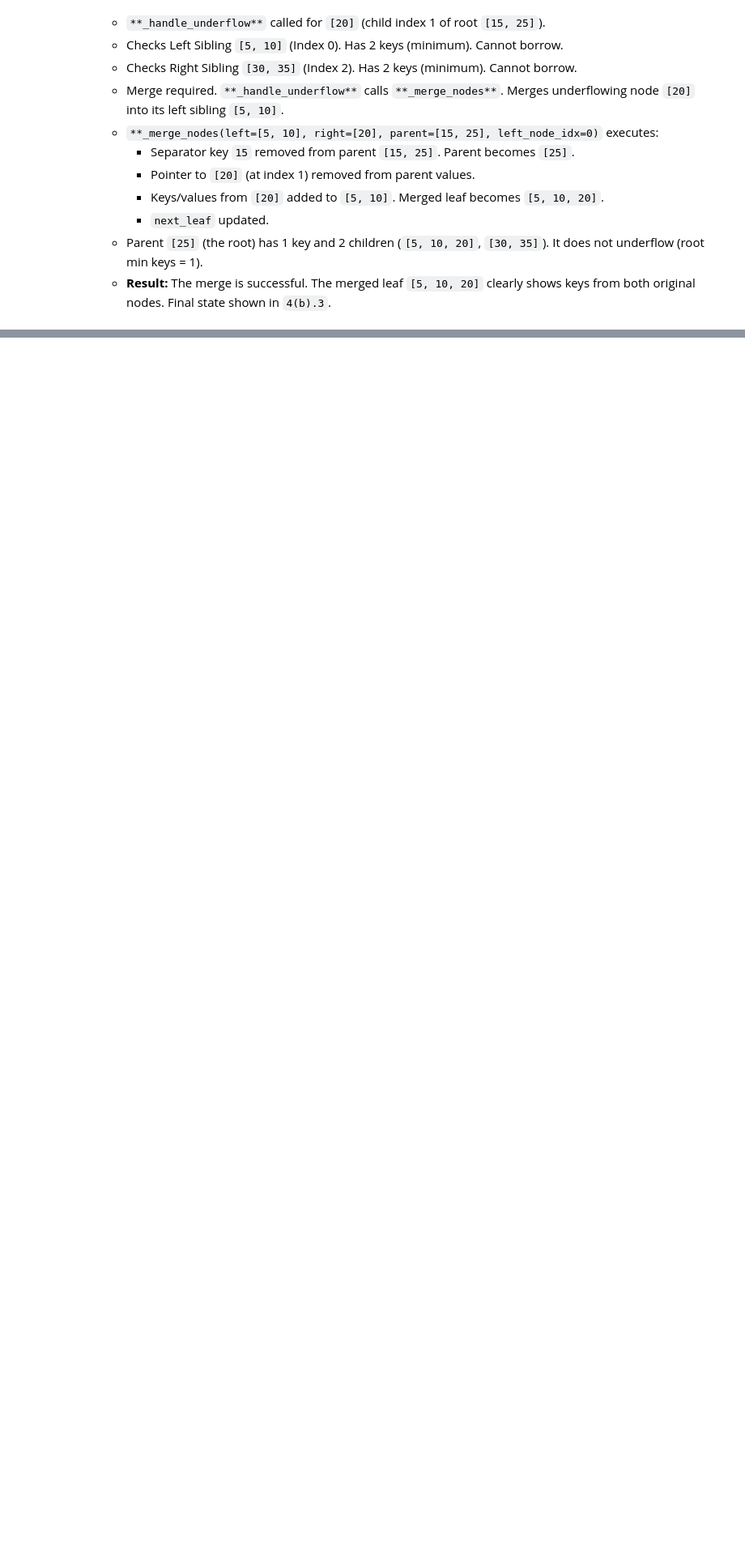
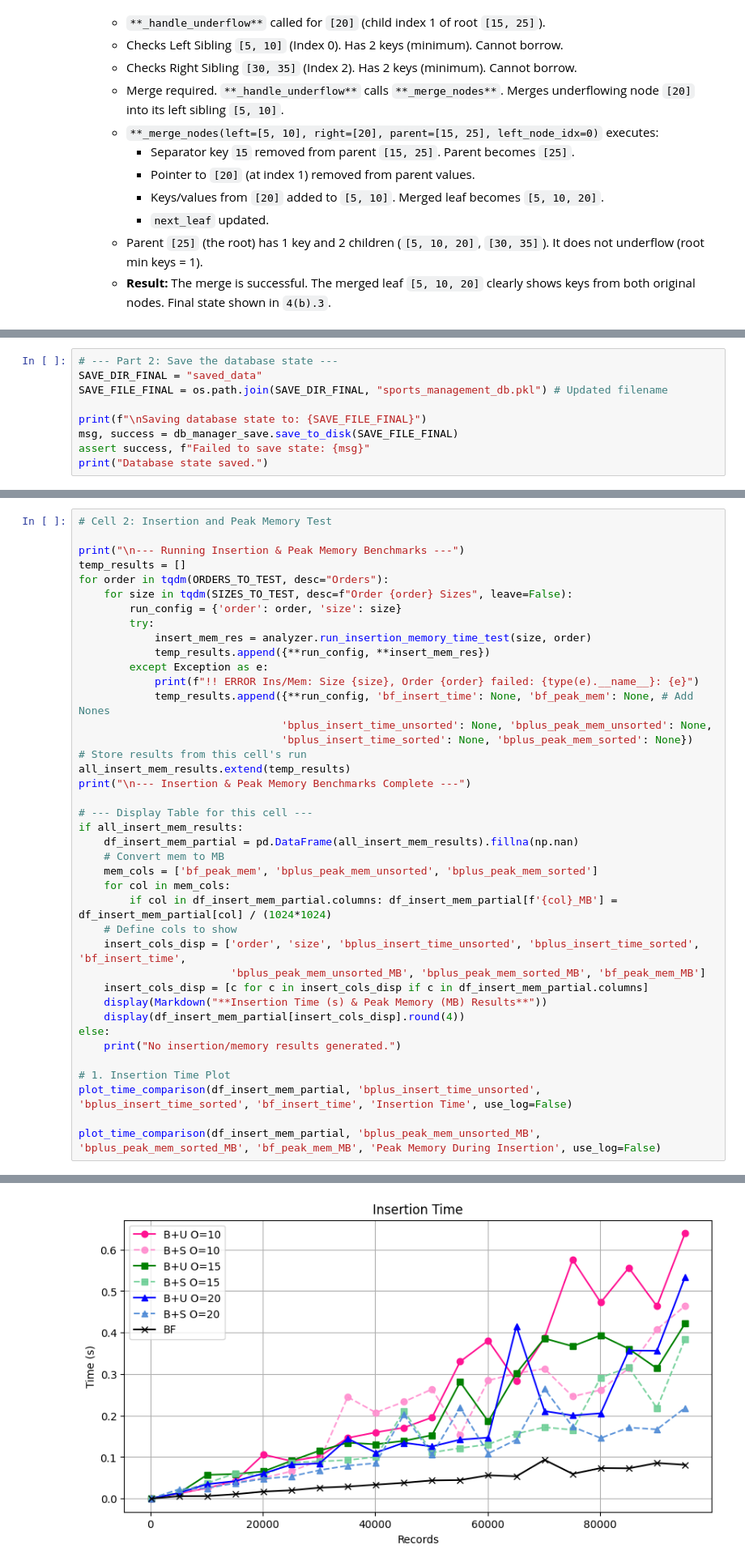
Before and after one commit to Bhanu3487/Lightweight-DBMS-with-B-Tree-Index, a Jupyter notebook: report.ipynb, the cells around one changed output, grey strips where cells are left out. Shown at 81% size. Drawn from its saved outputs; the diff is of its cells as text; blank space fills up the shorter version.

Commit message:
Add final Benchmarks

```diff
--- a/report.ipynb
+++ b/report.ipynb
@@ -1300,0 +625,9 @@ Verifying Log Records from loaded data:
+# %%
+# --- Part 2: Save the database state ---
+SAVE_DIR_FINAL = "saved_data"
+SAVE_FILE_FINAL = os.path.join(SAVE_DIR_FINAL, "sports_management_db.pkl") # Updated filename
+
+print(f"\nSaving database state to: {SAVE_FILE_FINAL}")
+msg, success = db_manager_save.save_to_disk(SAVE_FILE_FINAL)
+assert success, f"Failed to save state: {msg}"
+print("Database state saved.")
@@ -1300,0 +824,41 @@ Verifying Log Records from loaded data:
+# %%
+# Cell 2: Insertion and Peak Memory Test
+
+print("\n--- Running Insertion & Peak Memory Benchmarks ---")
+temp_results = []
+for order in tqdm(ORDERS_TO_TEST, desc="Orders"):
+    for size in tqdm(SIZES_TO_TEST, desc=f"Order {order} Sizes", leave=False):
+        run_config = {'order': order, 'size': size}
+        try:
+            insert_mem_res = analyzer.run_insertion_memory_time_test(size, order)
+            temp_results.append({**run_config, **insert_mem_res})
+        except Exception as e:
+            print(f"!! ERROR Ins/Mem: Size {size}, Order {order} failed: {type(e).__name__}: {e}")
+            temp_results.append({**run_config, 'bf_insert_time': None, 'bf_peak_mem': None, # Add Nones
+                                'bplus_insert_time_unsorted': None, 'bplus_peak_mem_unsorted': None,
+                                'bplus_insert_time_sorted': None, 'bplus_peak_mem_sorted': None})
+# Store results from this cell's run
+all_insert_mem_results.extend(temp_results)
+print("\n--- Insertion & Peak Memory Benchmarks Complete ---")
+
+# --- Display Table for this cell ---
+if all_insert_mem_results:
+    df_insert_mem_partial = pd.DataFrame(all_insert_mem_results).fillna(np.nan)
+    # Convert mem to MB
+    mem_cols = ['bf_peak_mem', 'bplus_peak_mem_unsorted', 'bplus_peak_mem_sorted']
+    for col in mem_cols:
+        if col in df_insert_mem_partial.columns: df_insert_mem_partial[f'{col}_MB'] = df_insert_mem_partial[col] / (1024*1024)
+    # Define cols to show
+    insert_cols_disp = ['order', 'size', 'bplus_insert_time_unsorted', 'bplus_insert_time_sorted', 'bf_insert_time',
+                        'bplus_peak_mem_unsorted_MB', 'bplus_peak_mem_sorted_MB', 'bf_peak_mem_MB']
+    insert_cols_disp = [c for c in insert_cols_disp if c in df_insert_mem_partial.columns]
+    display(Markdown("**Insertion Time (s) & Peak Memory (MB) Results**"))
+    display(df_insert_mem_partial[insert_cols_disp].round(4))
+else:
+    print("No insertion/memory results generated.")
+
+# 1. Insertion Time Plot
+plot_time_comparison(df_insert_mem_partial, 'bplus_insert_time_unsorted', 'bplus_insert_time_sorted', 'bf_insert_time', 'Insertion Time', use_log=False)
+
+plot_time_comparison(df_insert_mem_partial, 'bplus_peak_mem_unsorted_MB', 'bplus_peak_mem_sorted_MB', 'bf_peak_mem_MB', 'Peak Memory During Insertion', use_log=False)
+# %% [output]
@@ -1300,0 +941 @@ Verifying Log Records from loaded data:
+[figure, added]
```
Also changed, not shown: parts of 36 cells of this notebook, 1 other file.
